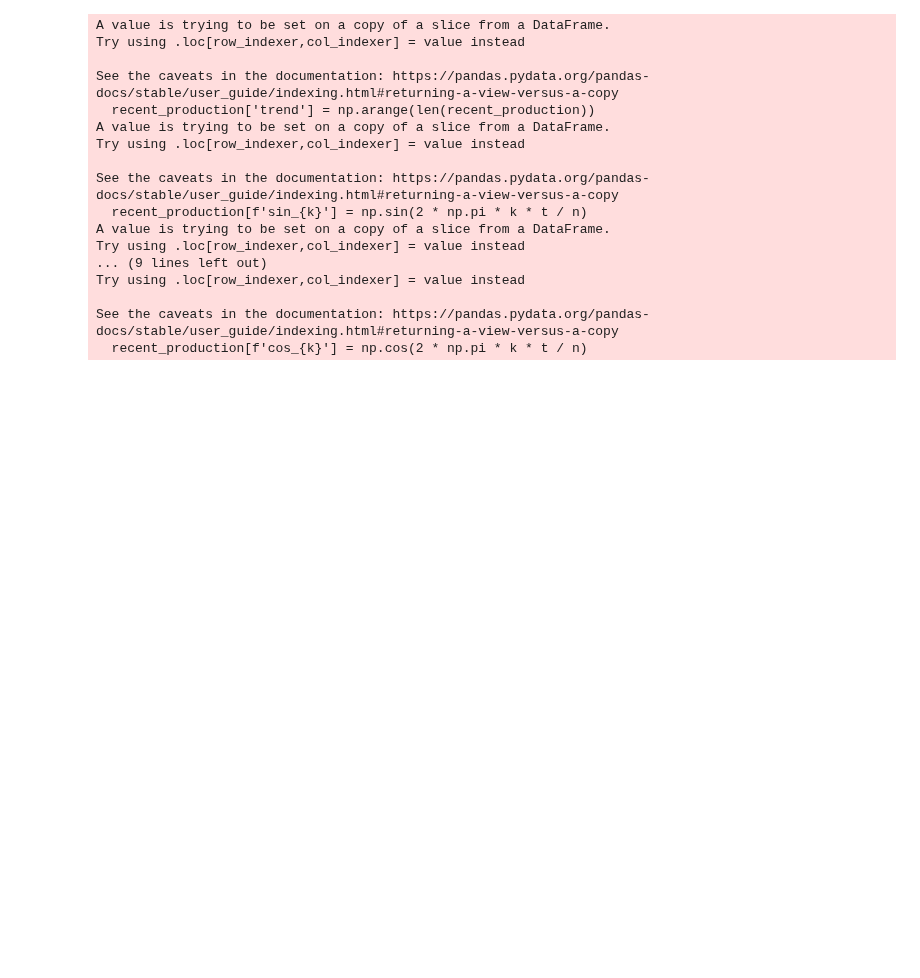
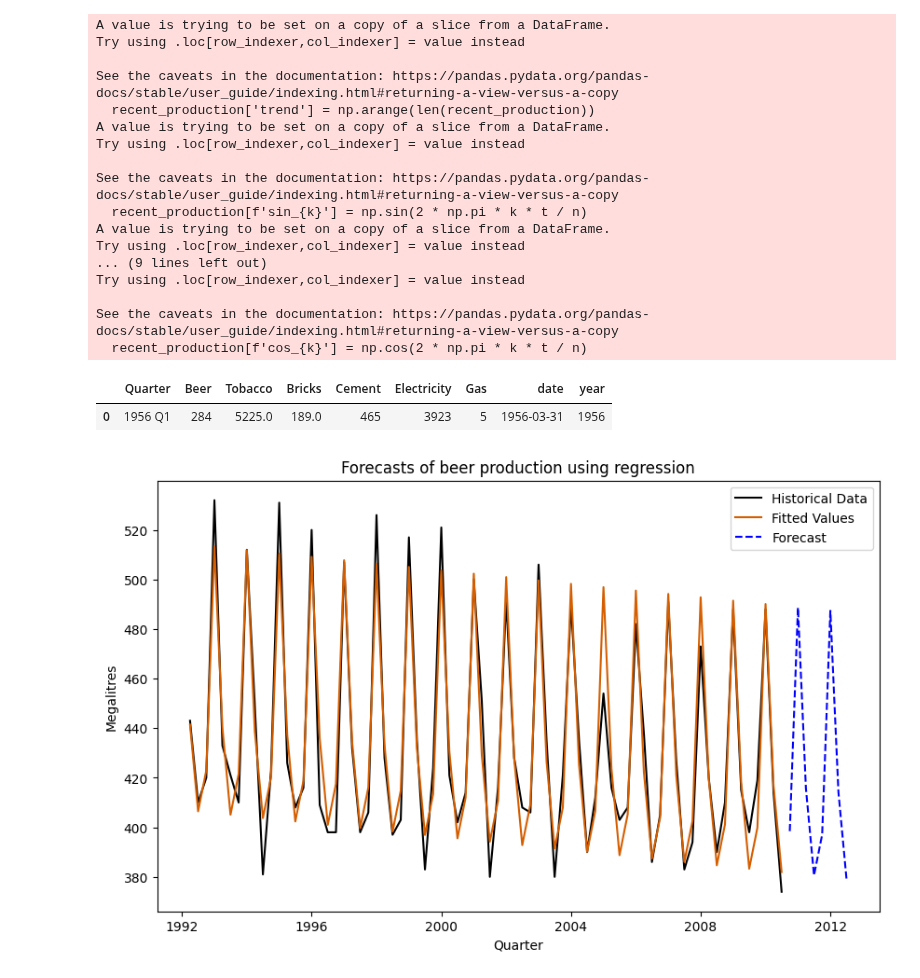
Before and after one commit to DavidGuzzi/TSA, a Jupyter notebook: Forecasting Principles and Practice 3rd/2/7.ipynb, the cells around one changed output. Drawn from its saved outputs; the diff is of its cells as text; code cells hidden in the pictures; blank space fills up the shorter version.

```diff
--- a/Forecasting Principles and Practice 3rd/2/7.ipynb
+++ b/Forecasting Principles and Practice 3rd/2/7.ipynb
@@ -429,3 +429,67 @@ Try using .loc[row_indexer,col_indexer] = value instead
 
 See the caveats in the documentation: https://pandas.pydata.org/pandas-docs/stable/user_guide/indexing.html#returning-a-view-versus-a-copy
   recent_production[f'cos_{k}'] = np.cos(2 * np.pi * k * t / n)
+# %%
+path = r"C:\Users\HP\OneDrive\Escritorio\David Guzzi\Github\TSA\Forecasting Principles and Practice 3rd\2\aus_production.csv"
+aus_production = pd.read_csv(path)
+
+aus_production['date'] = pd.to_datetime(aus_production['Quarter'].str.replace(r'Q1', '03')
+                                       .str.replace(r'Q2', '06')
+                                       .str.replace(r'Q3', '09')
+                                       .str.replace(r'Q4', '12'),
+                            format='%Y %m') + pd.offsets.MonthEnd(0)
+aus_production['year'] = aus_production['date'].dt.year
+aus_production.head(1)
+# %% [output]
+|  | Quarter | Beer | Tobacco | Bricks | Cement | Electricity | Gas | date | year |
+| 0 | 1956 Q1 | 284 | 5225.0 | 189.0 | 465 | 3923 | 5 | 1956-03-31 | 1956 |
+# %%
+import numpy as np
+import pandas as pd
+import matplotlib.pyplot as plt
+import statsmodels.api as sm
+from statsmodels.formula.api import ols
+from pandas.tseries.offsets import QuarterEnd
+
+# Cargar los datos (sustituye esto con tu DataFrame 'aus_production')
+# Asegúrate de que tienes una columna 'Beer' y una columna 'Quarter' en formato de fecha.
+# Aquí `aus_production` es un DataFrame de ejemplo que deberás cargar o definir.
+
+# Filtrar los datos desde el año 1992
+recent_production = aus_production[aus_production['date'].dt.year >= 1992].copy()
+recent_production['trend'] = np.arange(len(recent_production))  # Crear la variable de tendencia
+recent_production['season'] = recent_production['date'].dt.quarter  # Crear la variable estacional
+
+# Ajustar el modelo de regresión con tendencia y estacionalidad
+model = ols('Beer ~ trend + C(season)', data=recent_production).fit()
+
+# Hacer predicciones para el período de entrenamiento
+recent_production['fitted'] = model.fittedvalues
+
+# Crear un DataFrame para las predicciones futuras
+forecast_periods = 8  # Número de trimestres a predecir
+future_dates = pd.date_range(recent_production['date'].max() + QuarterEnd(),
+                             periods=forecast_periods, freq='Q')
+future_data = pd.DataFrame({
+    'Quarter': future_dates,
+    'trend': np.arange(len(recent_production), len(recent_production) + forecast_periods),
+    'season': future_dates.quarter
+})
+
+# Generar predicciones para el período futuro
+future_data['forecast'] = model.predict(sm.add_constant(future_data[['trend', 'season']]))
+
+# Graficar los datos y los pronósticos
+plt.figure(figsize=(10, 6))
+plt.plot(recent_production['date'], recent_production['Beer'], label='Historical Data', color='black')
+plt.plot(recent_production['date'], recent_production['fitted'], label='Fitted Values', color='#D55E00')
+plt.plot(future_data['Quarter'], future_data['forecast'], label='Forecast', color='blue', linestyle='--')
+
+# Etiquetas y leyenda
+plt.title("Forecasts of beer production using regression")
+plt.ylabel("Megalitres")
+plt.xlabel("Quarter")
+plt.legend()
+plt.show()
+# %% [output]
+[figure, added]
```
